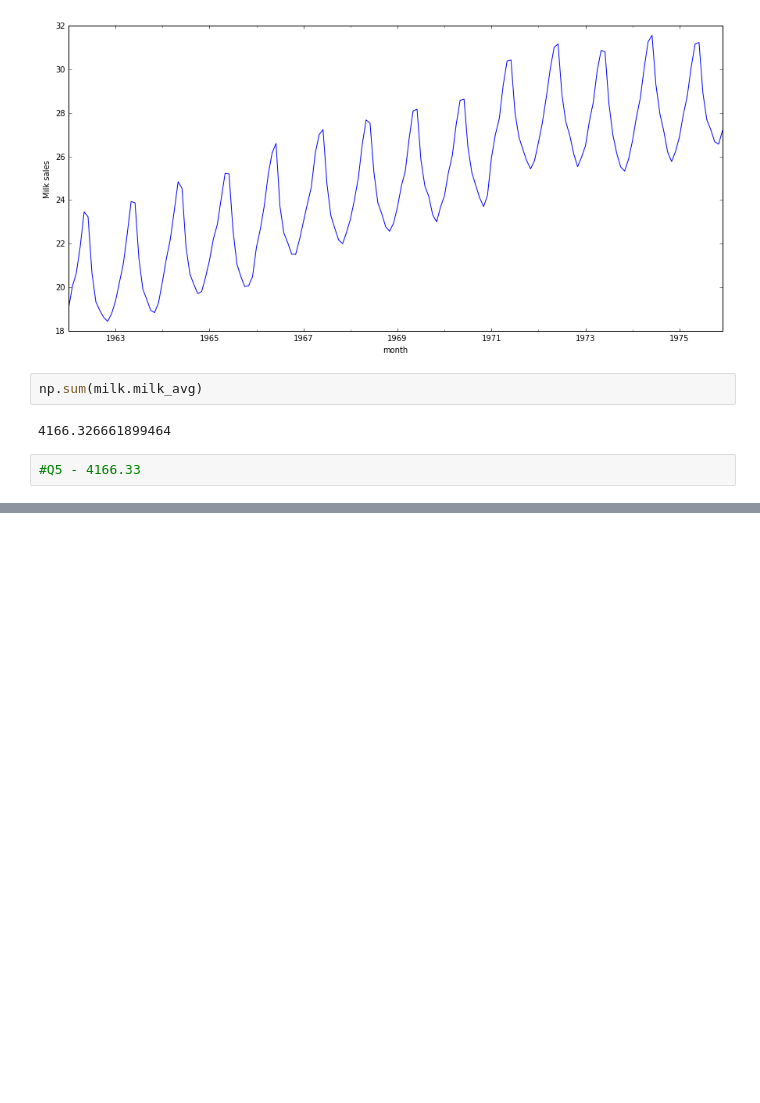
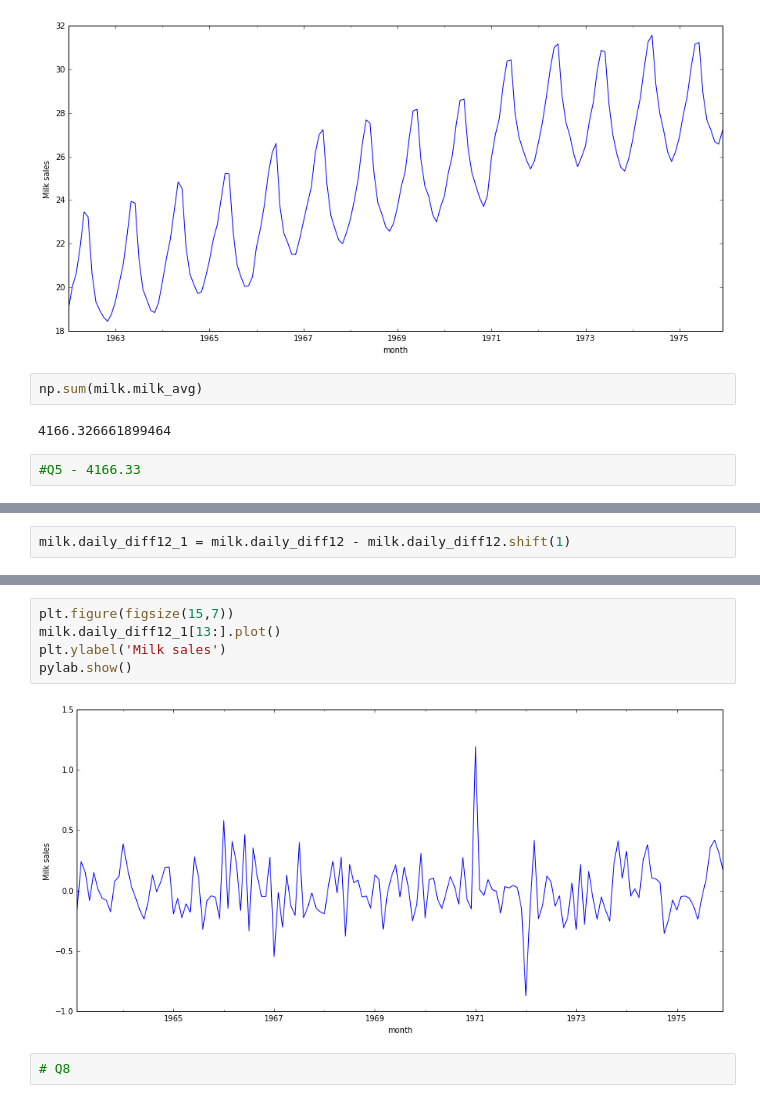
Before and after one commit to movb/yandex-ml, a Jupyter notebook: mipt-ml-5/week1/w1_quiz.ipynb, the cells around one changed output, grey strips where cells are left out. Cells and saved outputs as stored; diff of their text form; blank space fills up the shorter version.

```diff
--- a/mipt-ml-5/week1/w1_quiz.ipynb
+++ b/mipt-ml-5/week1/w1_quiz.ipynb
@@ -62,0 +115,2 @@ np.sum(milk.milk_avg)
+# %%
+milk.daily_diff12_1 = milk.daily_diff12 - milk.daily_diff12.shift(1)
@@ -62,0 +128,9 @@ np.sum(milk.milk_avg)
+# %%
+plt.figure(figsize(15,7))
+milk.daily_diff12_1[13:].plot()
+plt.ylabel('Milk sales')
+pylab.show()
+# %% [output]
+[figure, added]
+# %%
+# Q8
```
Also changed, not shown: parts of 13 cells of this notebook.
